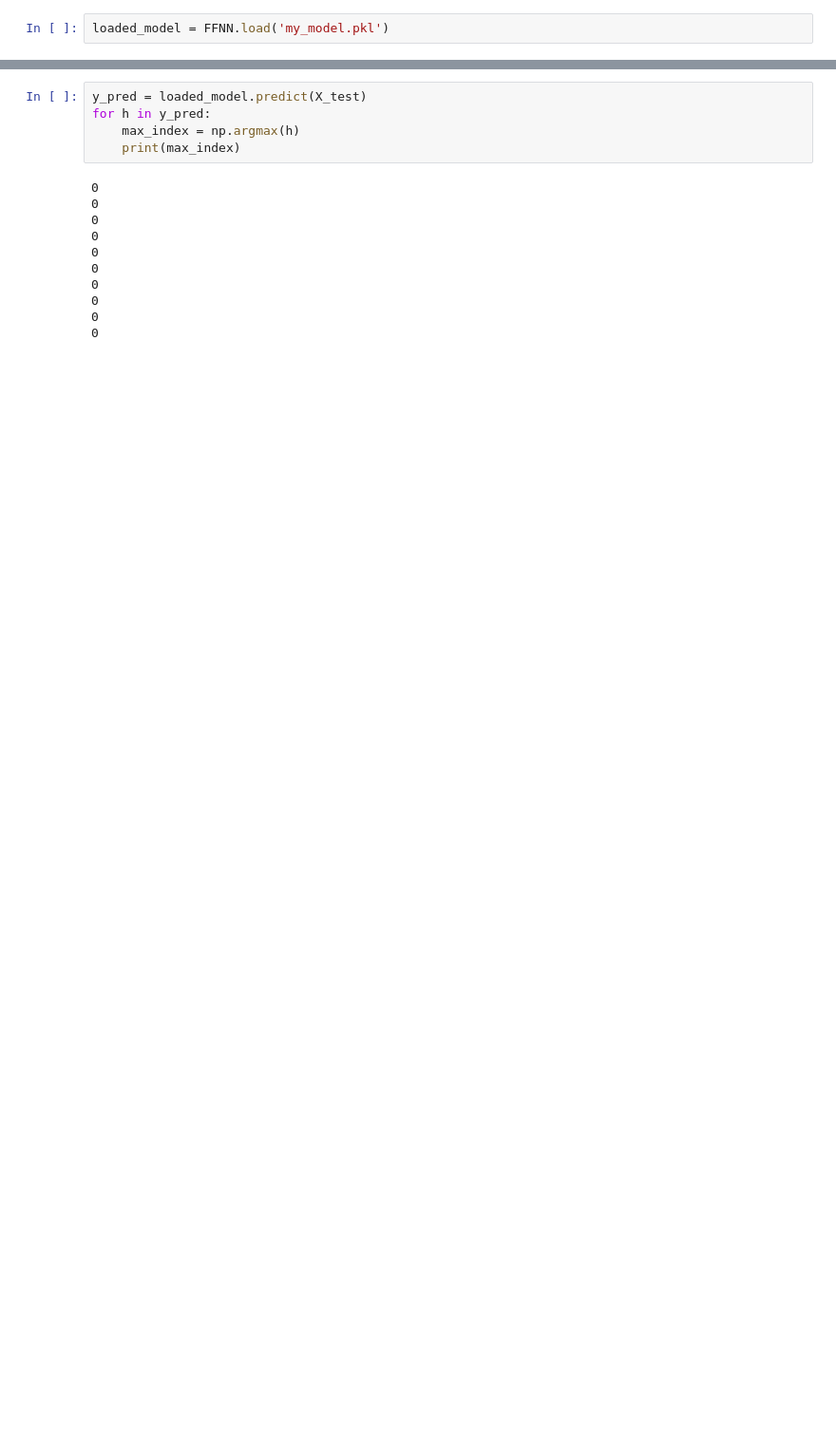
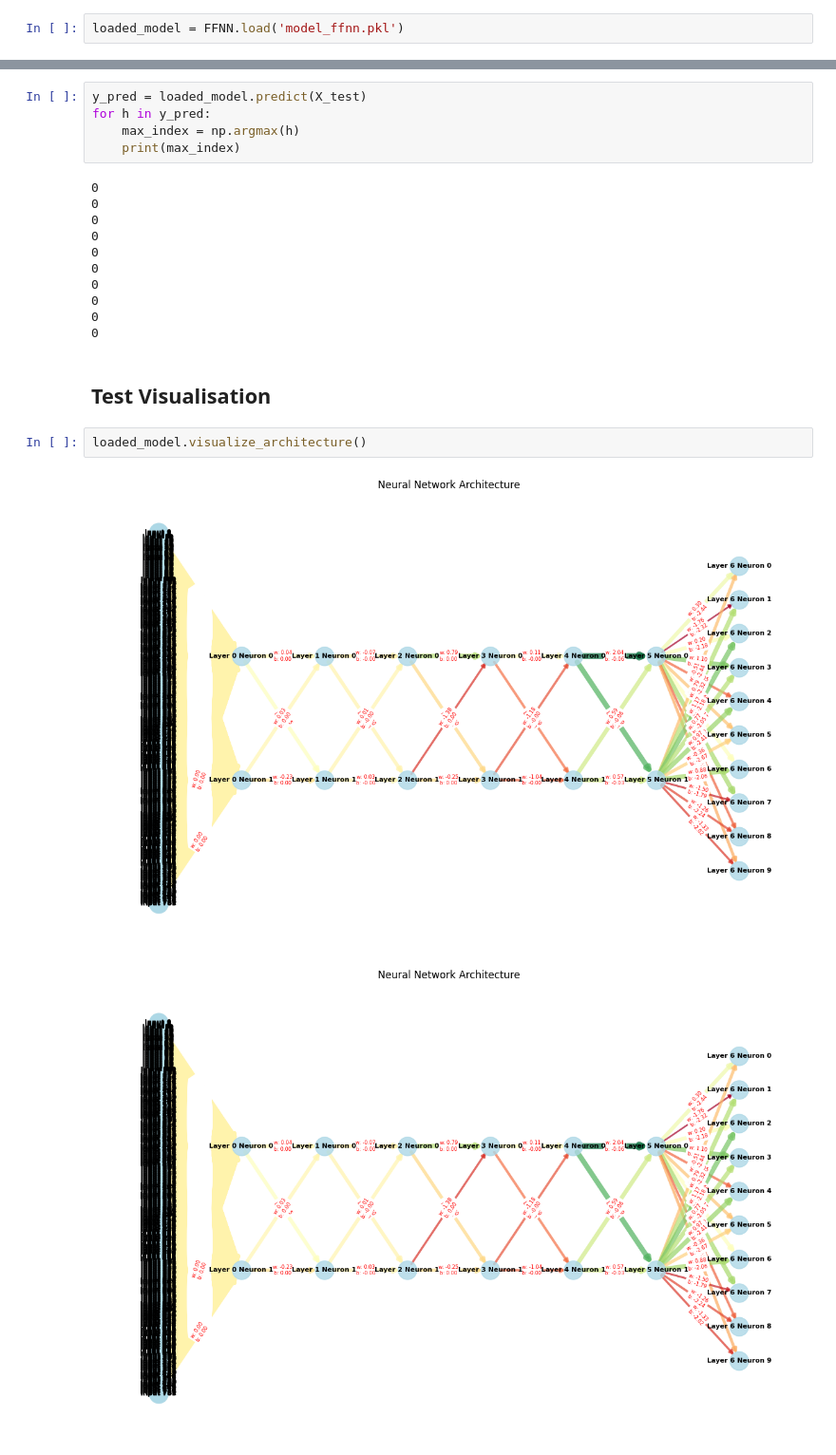
Before and after one commit to evelynnn04/ML-Tubes1-K33, a Jupyter notebook: ANN_basic.ipynb, the cells around one changed output, grey strips where cells are left out. Shown at 95% size. Saved outputs shown, nothing was run; the diff lists cells and outputs as text; blank space fills up the shorter version.

Commit message:
feat: integrate visualisation

```diff
--- a/ANN_basic.ipynb
+++ b/ANN_basic.ipynb
@@ -470,3 +570,3 @@ Model saved to my_model.pkl
 # %%
-loaded_model = FFNN.load('my_model.pkl')
+loaded_model = FFNN.load('model_ffnn.pkl')
 # %% [output]
@@ -487,3 +587,10 @@ for h in y_pred:
 0
 0
 0
+# %% [markdown]
+## Test Visualisation
+# %%
+loaded_model.visualize_architecture()
+# %% [output]
+[figure, added]
+[figure, added]
```
Also changed, not shown: parts of 15 cells of this notebook, 4 other files.
